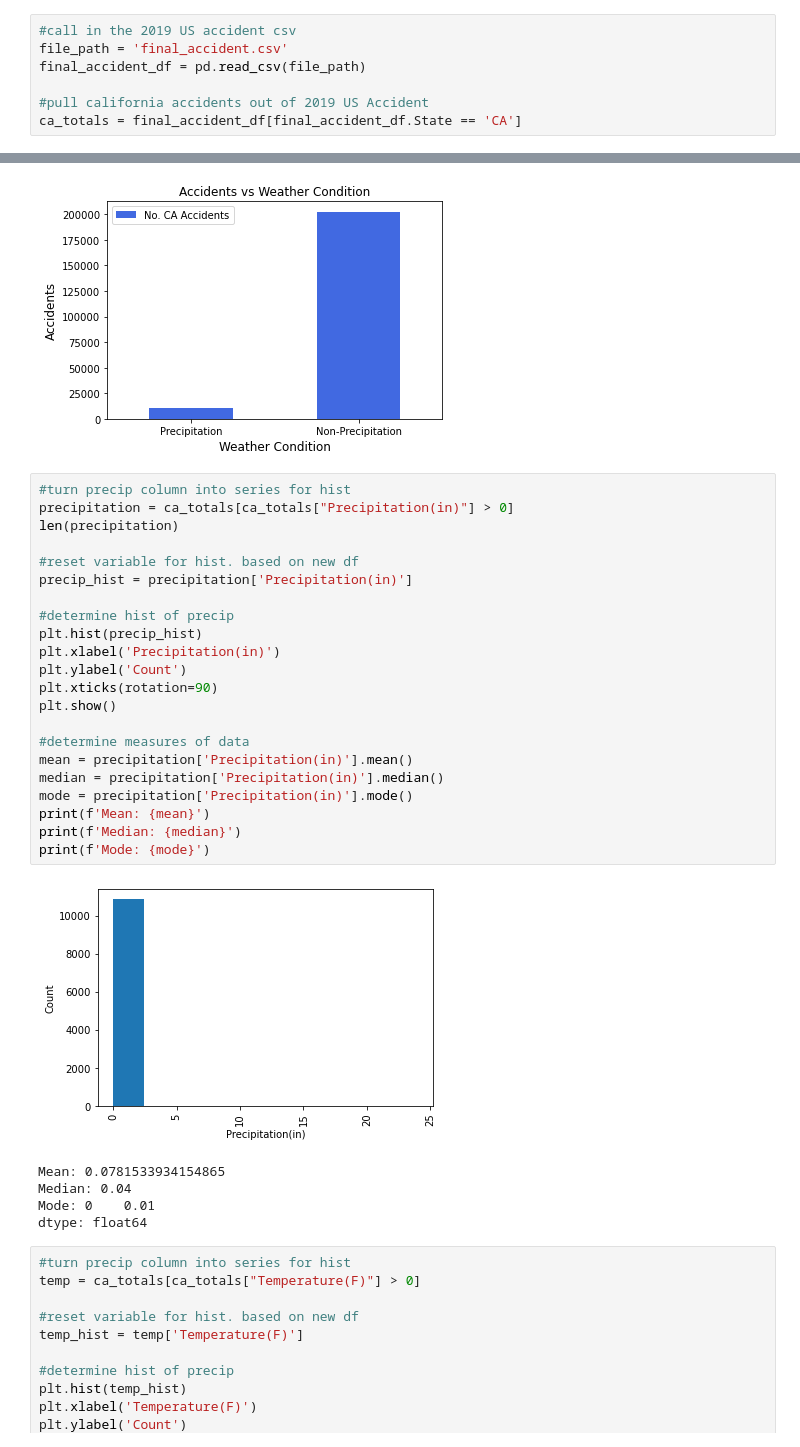
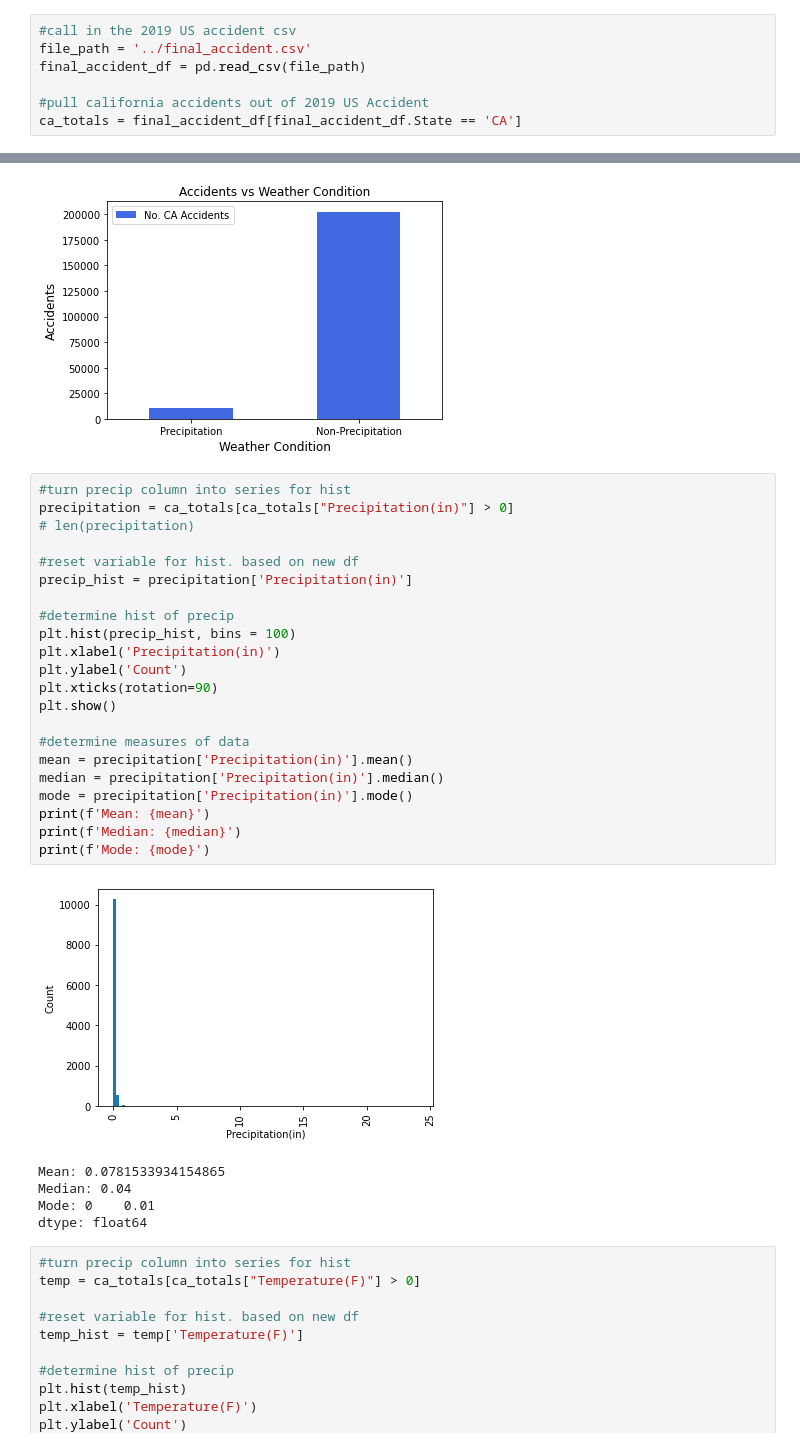
Before and after one commit to gamem001/us_accident_trends, a Jupyter notebook: california_seasons_meli.ipynb, the cells around one changed output, grey strips where cells are left out. Cells and saved outputs as stored; diff of their text form.

```diff
--- a/california_seasons_meli.ipynb
+++ b/california_seasons_meli.ipynb
@@ -11,7 +11,7 @@ import matplotlib.pyplot as plt
 import scipy.stats as sts
 # %%
 #call in the 2019 US accident csv
-file_path = 'final_accident.csv'
+file_path = '../final_accident.csv'
 final_accident_df = pd.read_csv(file_path)
 
 #pull california accidents out of 2019 US Accident
@@ -197,27 +197,27 @@ See the caveats in the documentation: https://pandas.pydata.org/pandas-docs/stab
 # %%
 #turn precip column into series for hist
 precipitation = ca_totals[ca_totals["Precipitation(in)"] > 0]
-len(precipitation)
+# len(precipitation)
 
 #reset variable for hist. based on new df
 precip_hist = precipitation['Precipitation(in)']
 
 #determine hist of precip
-plt.hist(precip_hist)
+plt.hist(precip_hist, bins = 100)
 plt.xlabel('Precipitation(in)')
 plt.ylabel('Count')
 plt.xticks(rotation=90)
 plt.show()
 
 #determine measures of data
 mean = precipitation['Precipitation(in)'].mean()
 median = precipitation['Precipitation(in)'].median()
 mode = precipitation['Precipitation(in)'].mode()
 print(f'Mean: {mean}')
 print(f'Median: {median}')
 print(f'Mode: {mode}')
 # %% [output]
-[figure, old version]
+[figure, new version]
 Mean: 0.0781533934154865
 Median: 0.04
 Mode: 0    0.01
```
Also changed, not shown: parts of 2 cells of this notebook, 1 other file.
